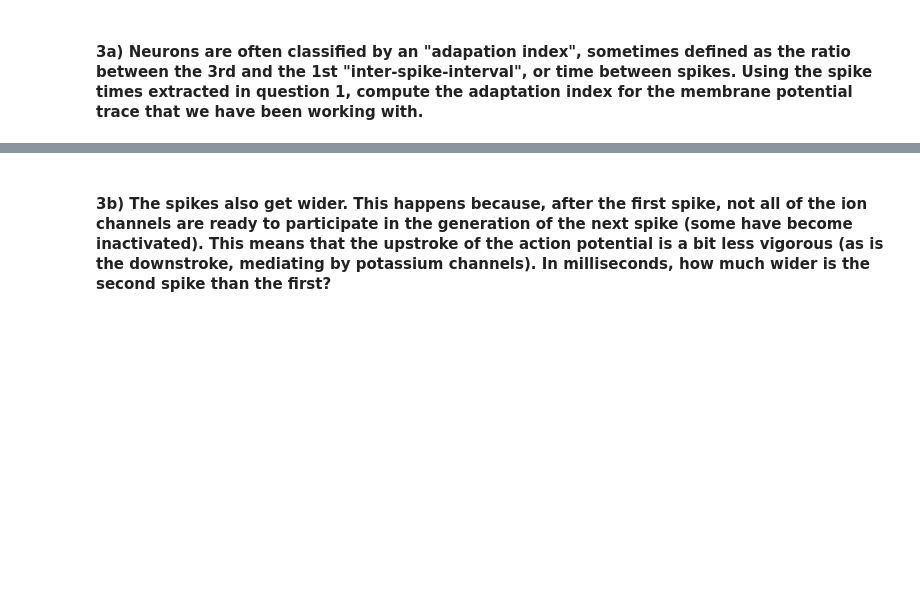
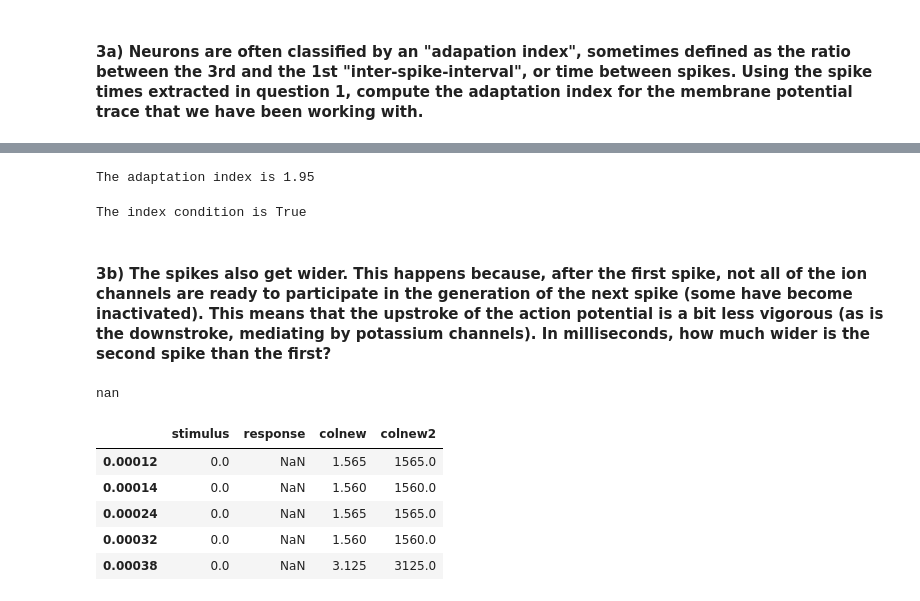
Before and after one commit to nmuthuk1/Python-Basics-HW, a Jupyter notebook: Copy_of_neurons_exercises.ipynb, the cells around one changed output, grey strips where cells are left out. Saved outputs shown, nothing was run; the diff lists cells and outputs as text; code cells hidden in the pictures; blank space fills up the shorter version.

```diff
--- a/Copy_of_neurons_exercises.ipynb
+++ b/Copy_of_neurons_exercises.ipynb
@@ -248,12 +290,19 @@ inter_spike_intervals
 # Now compute the ratio of the 3rd of these to the 1st of these.
 # Don't forget that indices start from 0 in Python (and C, C++, etc.)
 # Print to three significant figures
-adapation_index = ...
-print(...)
+adapation_index = inter_spike_intervals[2]/inter_spike_intervals[0]
+adapation_index
+print("The adaptation index is %.3g" % adapation_index)
+# %% [output]
+The adaptation index is 1.95
 # %%
 # Write a statement that is `True` if this adaptation index is >1.5, and `False` if it is not.
 # You could use such a statement as part of a program to sort neurons into "adapting" and "non-adapting" categories.
-...
+adapation_index_condition = adapation_index > 1.5
+adapation_index_condition
+print ("The index condition is %s" % adapation_index_condition )
+# %% [output]
+The index condition is True
 # %% [markdown]
 #### 3b) The spikes also get wider. This happens because, after the first spike, not all of the ion channels are ready to participate in the generation of the next spike (some have become inactivated).  This means that the upstroke of the action potential is a bit less vigorous (as is the downstroke, mediating by potassium channels). In milliseconds, how much wider is the second spike than the first?
 # %%
@@ -262,28 +311,48 @@ print(...)
 # at spike onset until the time when it crosses below it at the end of the spike.
 # Let's give ourselves some runway and extract a period of time +/- 50 samples of the first spike's peak.
 # Recall that spike_indices contains the locations of the samples for each spike's peak.
-first_spike_index = ...
+spike_times_first = spike_times[0]
+spike_times_first
+
+dt2 = (df.index[1] - df.index[0])*pq.s
+dt = dt.rescale('ms')
+#vdt2 = dv/dt2
+#f["colnew2"] = dvdt2
+#s_slope_greater_than_threshold1 = (df["colnew2"] > 20)
+#laces_where_slope_is_greater_than_threshold1 = df[is_slope_greater_than_threshold1]
+#laces_where_slope_is_greater_than_threshold1.head(50)
+
 
 # .loc[] is great for finding a location by name in the index.  But the names in our index are time values, and we have indices here.
 # Use .iloc[] (the "i" stands for integer) to access by index.
-first_spike_data = df[...].iloc[...]
-
+first_data = places_where_slope_is_greater_than_threshold['response'].iloc[1]
+first_data
 # But we don't just want that exact sample.  We want +/- 50 samples around the spike.
 # You can get a "slice" of the dataframe using a range like .iloc[first:last], where first and last are some values of your choosing.
-first_spike_data_range = ...
+first_spike_data_range = places_where_slope_is_greater_than_threshold.iloc[0:49]
+first_spike_data_range
 
 # If all went well, this should like like a plot of the first spike
 first_spike_data_range.plot()
 plt.xlabel('Time (s)')
 plt.ylabel('Membrane\nPotential (mV)');
+# %% [output]
+nan
 # %%
 # Now you need to extract only those values that are above the threshold determined in question #2d.
 # Use a selector to extract only the values in first_spike_data_range that are above that threshold.
 # Note that the threshold is not the value of the red line (which is a threshold for the first derivative),
 # But the actual threshold you got in question #2d.
-is_first_spike_above_threshold = ... > ...
-first_spike_above_threshold = first_spike_data_range[...]
+is_first_spike_above_threshold2 = first_spike_data_range > -38
+first_spike_above_threshold = first_spike_data_range[is_first_spike_above_threshold2]
 first_spike_above_threshold.head()
+# %% [output]
+|  | stimulus | response | colnew | colnew2 |
+| 0.00012 | 0.0 | NaN | 1.565 | 1565.0 |
+| 0.00014 | 0.0 | NaN | 1.560 | 1560.0 |
+| 0.00024 | 0.0 | NaN | 1.565 | 1565.0 |
+| 0.00032 | 0.0 | NaN | 1.560 | 1560.0 |
+| 0.00038 | 0.0 | NaN | 3.125 | 3125.0 |
 # %%
 # Now you need to find the difference between the first and last time point in `first_spike_above_threshold`
 # This will be the width of the spike.
```
Also changed, not shown: parts of 12 cells of this notebook.
